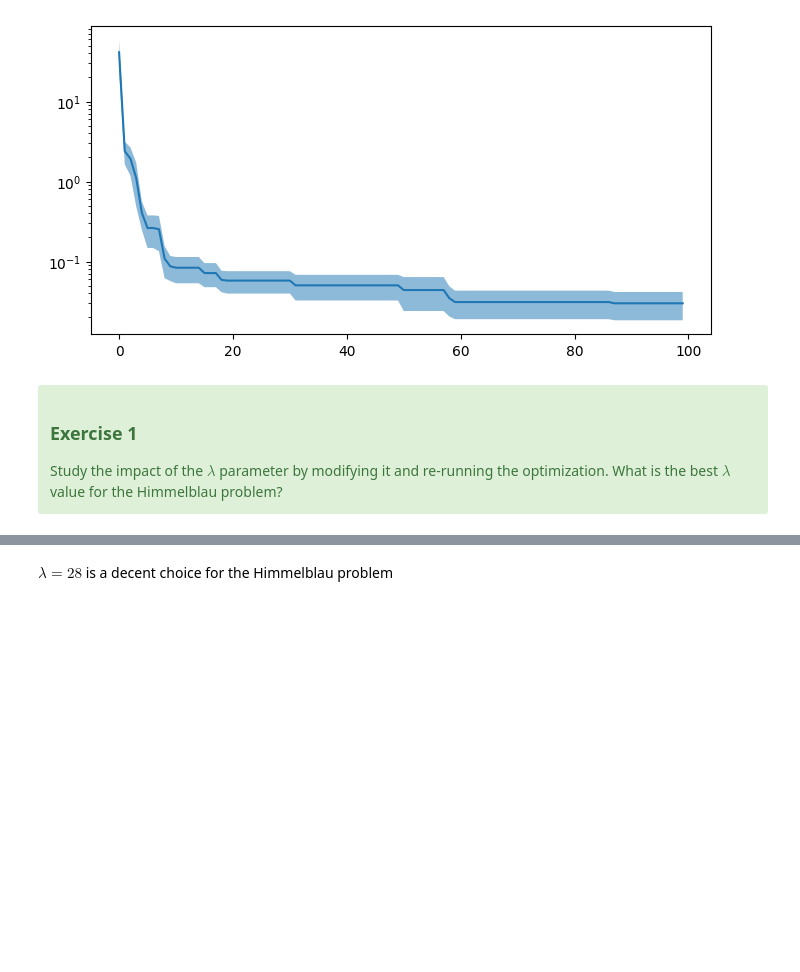
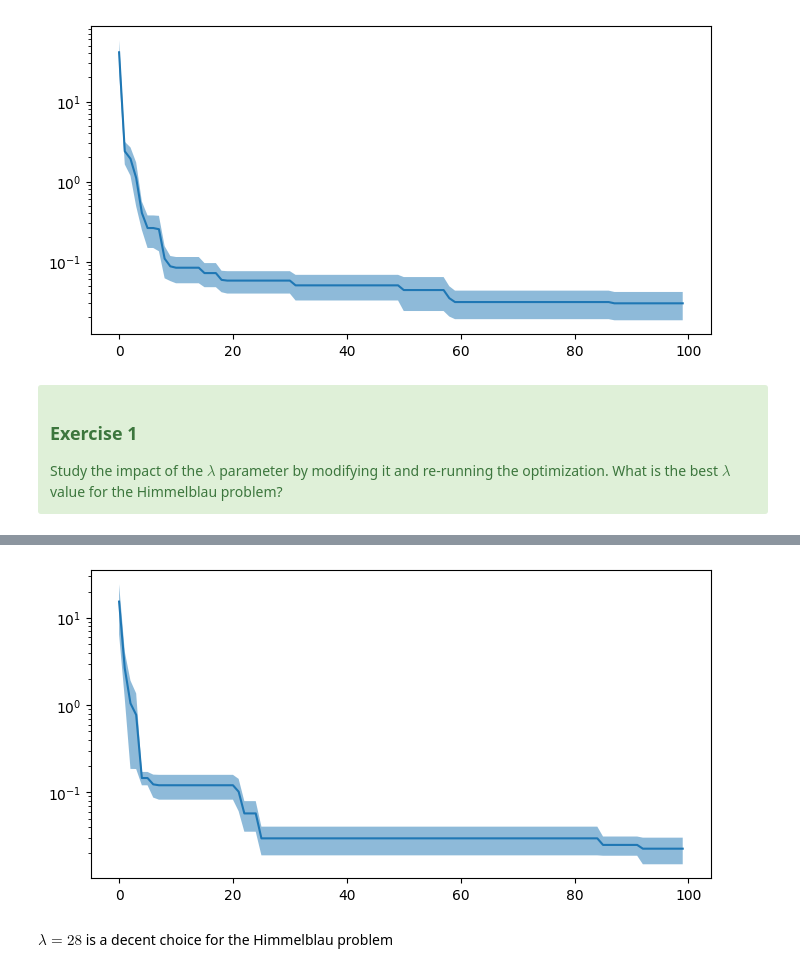
Before and after one commit to jhzhang07/Speech_Emotion_Recognition, a Jupyter notebook: workshop5.ipynb, the cells around one changed output, grey strips where cells are left out. Saved outputs shown, nothing was run; the diff lists cells and outputs as text; code cells hidden in the pictures; blank space fills up the shorter version.

```diff
--- a/workshop5.ipynb
+++ b/workshop5.ipynb
@@ -202,6 +202,13 @@ for i in range(5):
 reps = np.array(reps)
 reps_mean = np.mean(reps, 0)
 reps_std = np.std(reps, 0)
+# %%
+fig = plt.figure(figsize=(8, 4))
+plt.fill_between(range(len(reps[0])), reps_mean+0.5*reps_std, reps_mean-0.5*reps_std, alpha=0.5)
+plt.plot(range(len(reps[0])), reps_mean)
+plt.yscale('log')
+# %% [output]
+[figure, added]
 # %% [markdown]
 $𝜆 = 28$ is a decent choice for the Himmelblau problem
 # %% [markdown]
```
Also changed, not shown: parts of 13 cells of this notebook.
